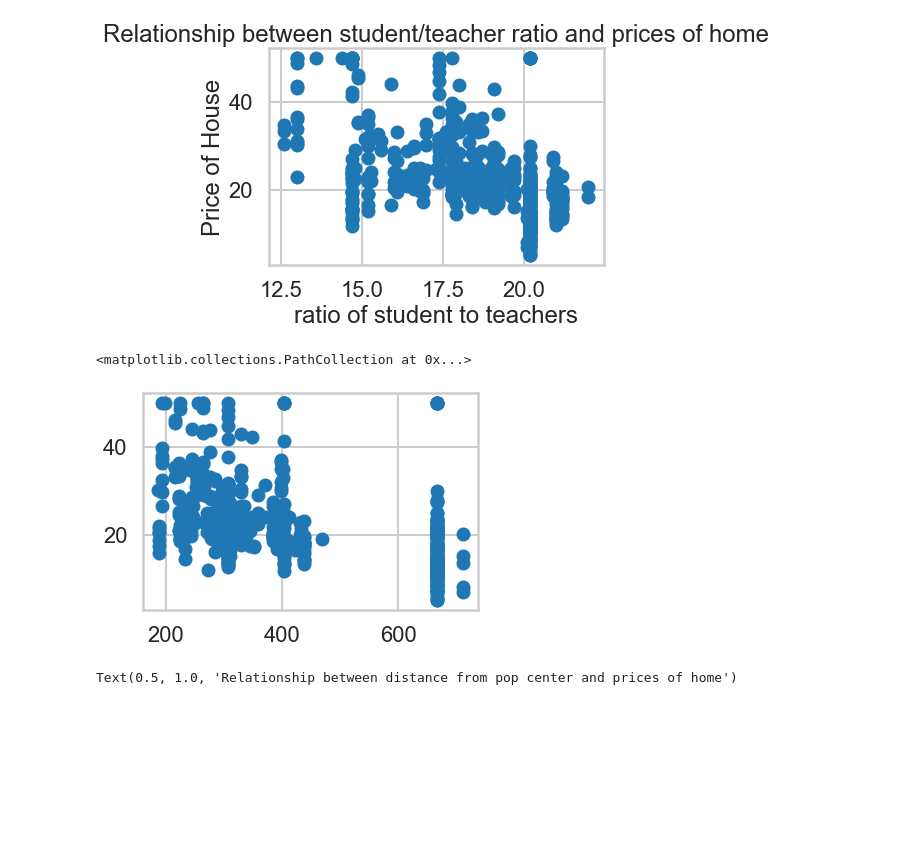
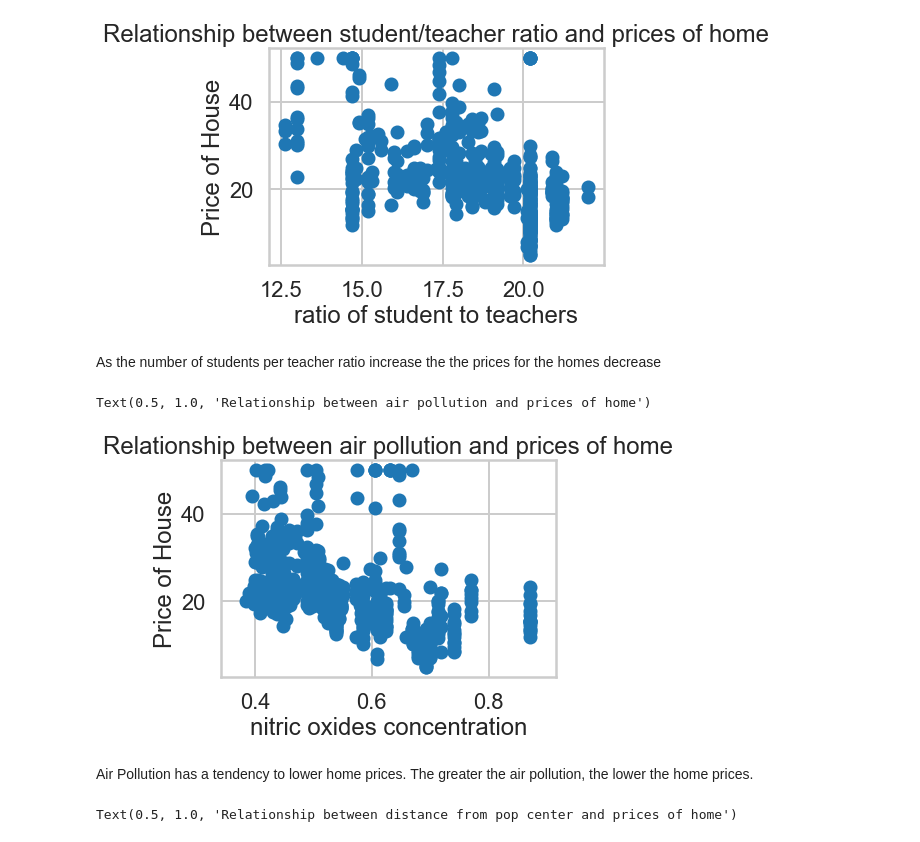
Before and after one commit to willr/mec-mini-projects, a Jupyter notebook: mec-11.4.1-linear-regression-mini-project/Mini_Project_Linear_Regression.ipynb, the cells around one changed output. Cells and saved outputs as stored; diff of their text form; code cells hidden in the pictures; blank space fills up the shorter version.

```diff
--- a/mec-11.4.1-linear-regression-mini-project/Mini_Project_Linear_Regression.ipynb
+++ b/mec-11.4.1-linear-regression-mini-project/Mini_Project_Linear_Regression.ipynb
@@ -300,16 +302,20 @@ plt.title('Relationship between student/teacher ratio and prices of home')
 # %% [output]
 Text(0.5, 1.0, 'Relationship between student/teacher ratio and prices of home')
 [figure]
+# %% [markdown]
+As the number of students per teacher ratio increase the the prices for the homes decrease
 # %%
 # your turn: create some other scatter plots
-plt.scatter(bos.TAX, bos.PRICE)
-plt.xlabel('property-tax rate')
+plt.scatter(bos.NOX, bos.PRICE)
+plt.xlabel('nitric oxides concentration')
 plt.ylabel('Price of House')
-plt.title('Relationship between property-tax rate and prices of home')
-# negative, linear, some outliers
+plt.title('Relationship between air pollution and prices of home')
+# negative, linear, lots of outliers
 # %% [output]
-<matplotlib.collections.PathCollection at 0x...>
+Text(0.5, 1.0, 'Relationship between air pollution and prices of home')
-[figure, old version]
+[figure, new version]
+# %% [markdown]
+Air Pollution has a tendency to lower home prices.  The greater the air pollution, the lower the home prices.
 # %%
 plt.scatter(bos.DIS, bos.PRICE)
 plt.xlabel('distance to pop center')
```
Also changed, not shown: parts of 41 cells of this notebook.
